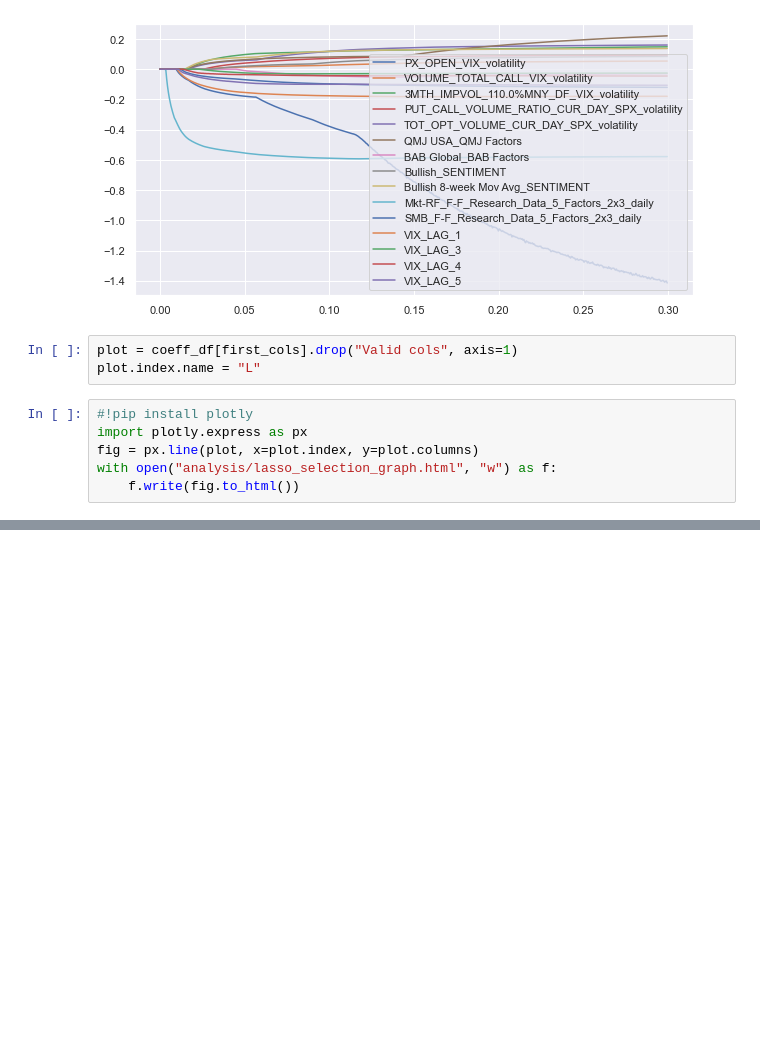
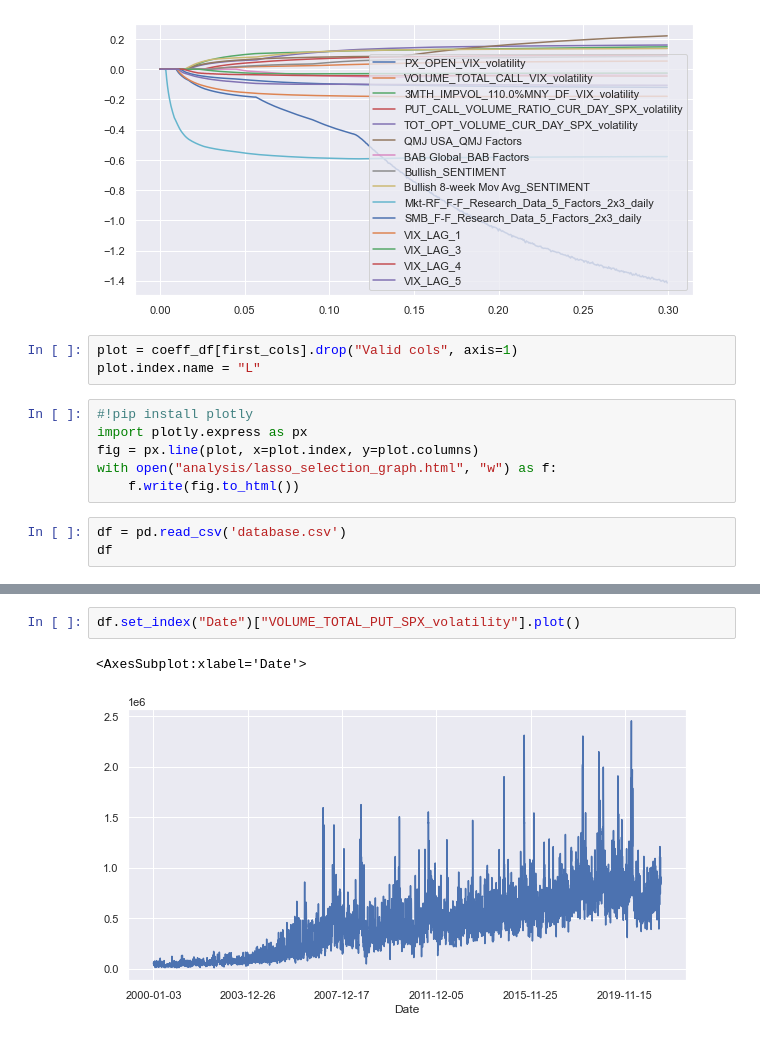
Before and after one commit to g0bel1n/VIX_predictions, a Jupyter notebook: analysis/lasso_feature_selection_graphics_modif_thomas.ipynb, the cells around one changed output, grey strips where cells are left out. Cells and saved outputs as stored; diff of their text form; blank space fills up the shorter version.

```diff
--- a/analysis/lasso_feature_selection_graphics_modif_thomas.ipynb
+++ b/analysis/lasso_feature_selection_graphics_modif_thomas.ipynb
@@ -133,3 +100,6 @@ import plotly.express as px
 fig = px.line(plot, x=plot.index, y=plot.columns)
 with open("analysis/lasso_selection_graph.html", "w") as f:
     f.write(fig.to_html())
+# %%
+df = pd.read_csv('database.csv')
+df
@@ -135,0 +120,5 @@ with open("analysis/lasso_selection_graph.html", "w") as f:
+# %%
+df.set_index("Date")["VOLUME_TOTAL_PUT_SPX_volatility"].plot()
+# %% [output]
+<AxesSubplot:xlabel='Date'>
+[figure, added]
```
Also changed, not shown: parts of 3 cells of this notebook, 3 other files.
